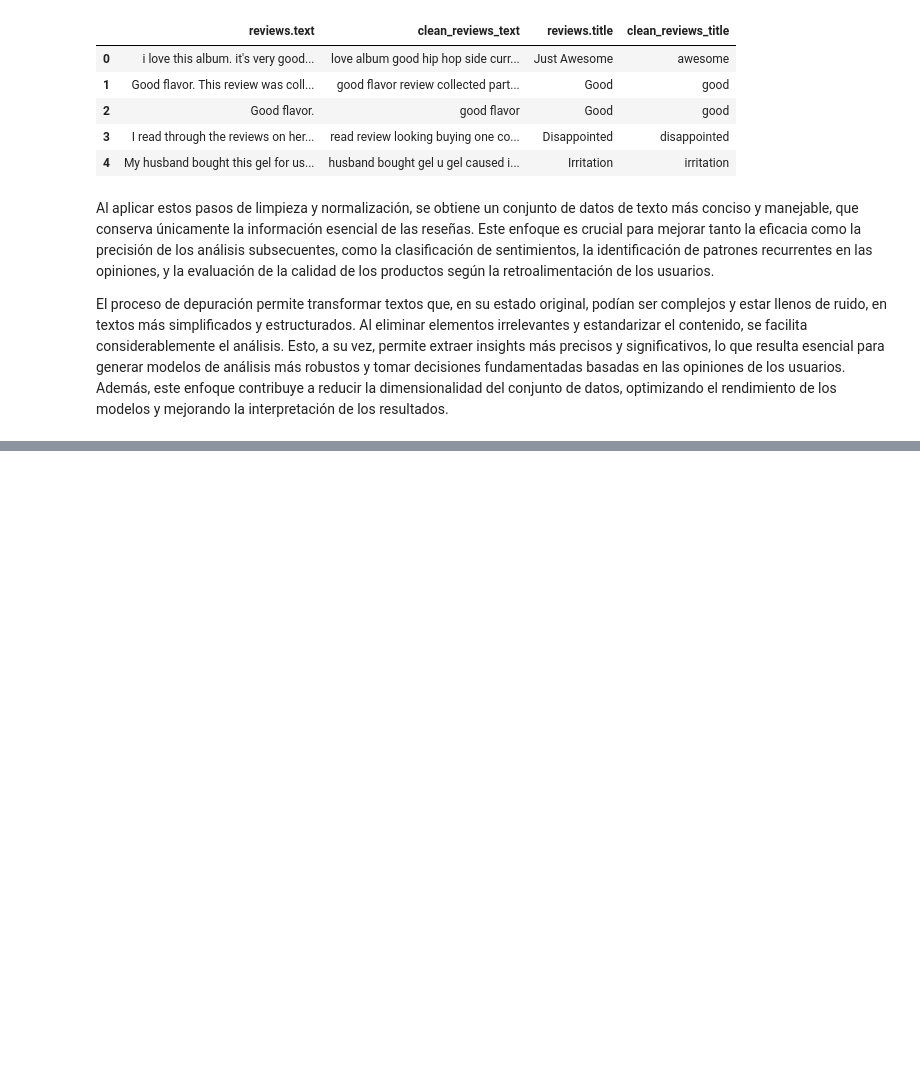
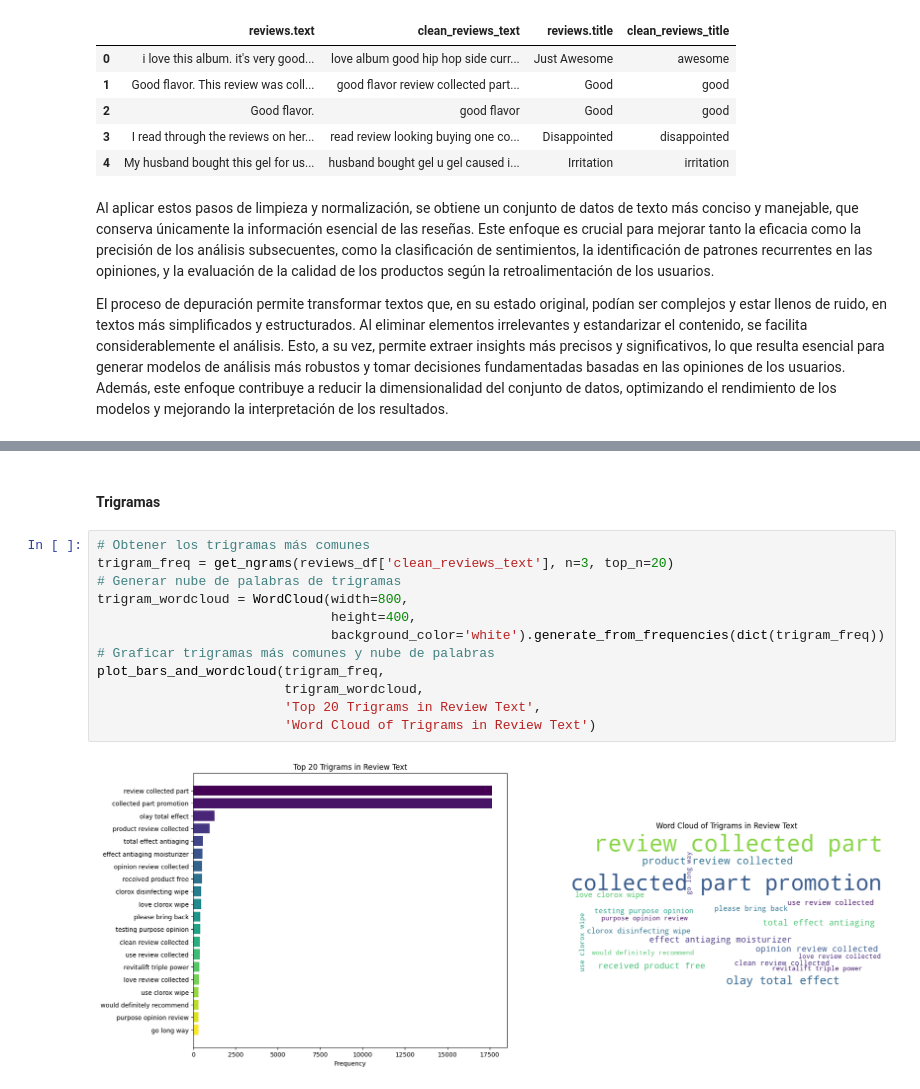
Before and after one commit to LeivaDiego/Lab6-DataScience, a Jupyter notebook: Lab6-ejercicio2.ipynb, the cells around one changed output, grey strips where cells are left out. Saved outputs shown, nothing was run; the diff lists cells and outputs as text; blank space fills up the shorter version.

```diff
--- a/Lab6-ejercicio2.ipynb
+++ b/Lab6-ejercicio2.ipynb
@@ -417,0 +546,16 @@ El proceso de depuración permite transformar textos que, en su estado original,
+# %% [markdown]
+#### Trigramas
+# %%
+# Obtener los trigramas más comunes
+trigram_freq = get_ngrams(reviews_df['clean_reviews_text'], n=3, top_n=20)
+# Generar nube de palabras de trigramas
+trigram_wordcloud = WordCloud(width=800,
+                              height=400,
+                              background_color='white').generate_from_frequencies(dict(trigram_freq))
+# Graficar trigramas más comunes y nube de palabras
+plot_bars_and_wordcloud(trigram_freq,
+                        trigram_wordcloud,
+                        'Top 20 Trigrams in Review Text',
+                        'Word Cloud of Trigrams in Review Text')
+# %% [output]
+[figure, added]
```
Also changed, not shown: parts of 26 cells of this notebook.
